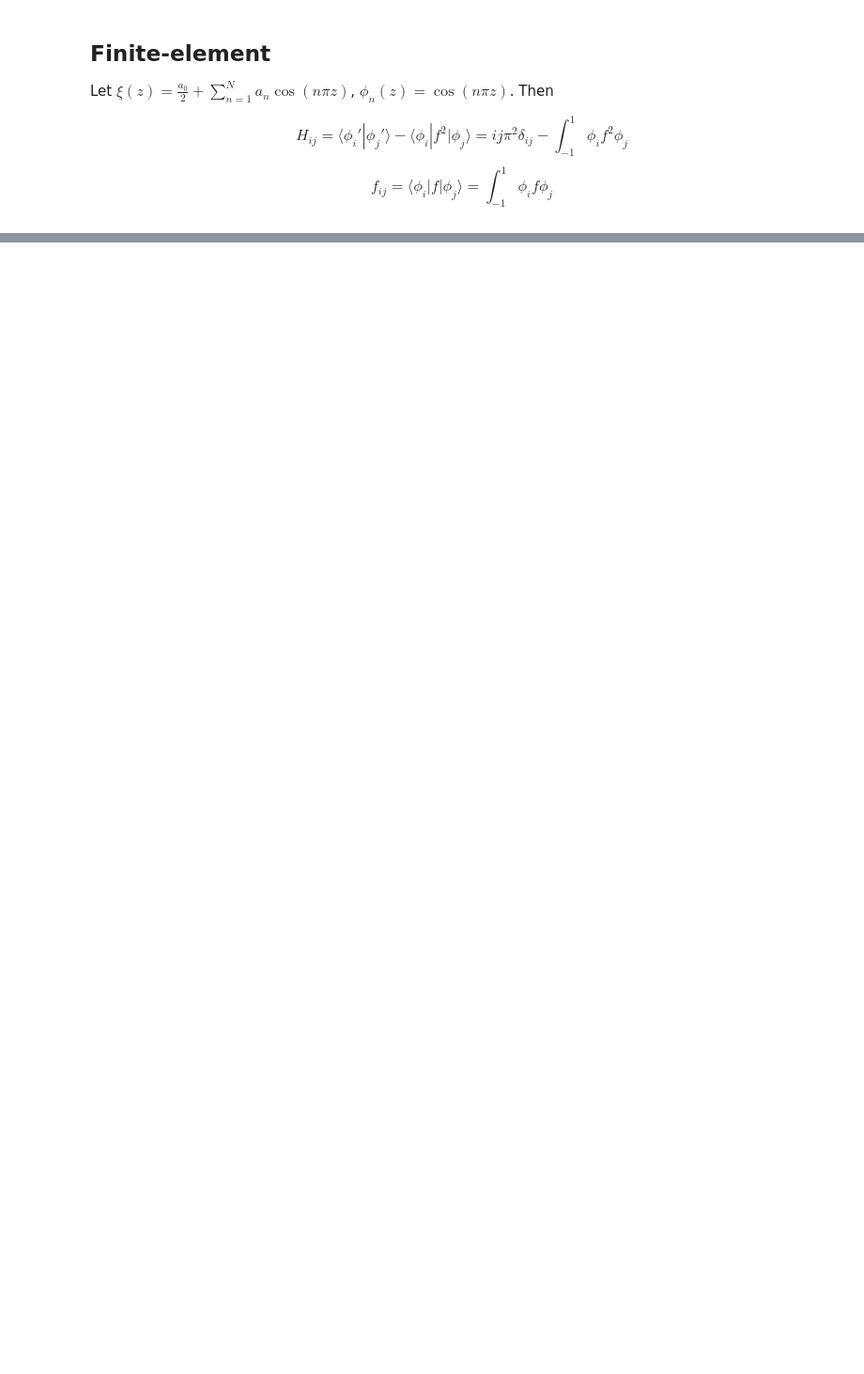
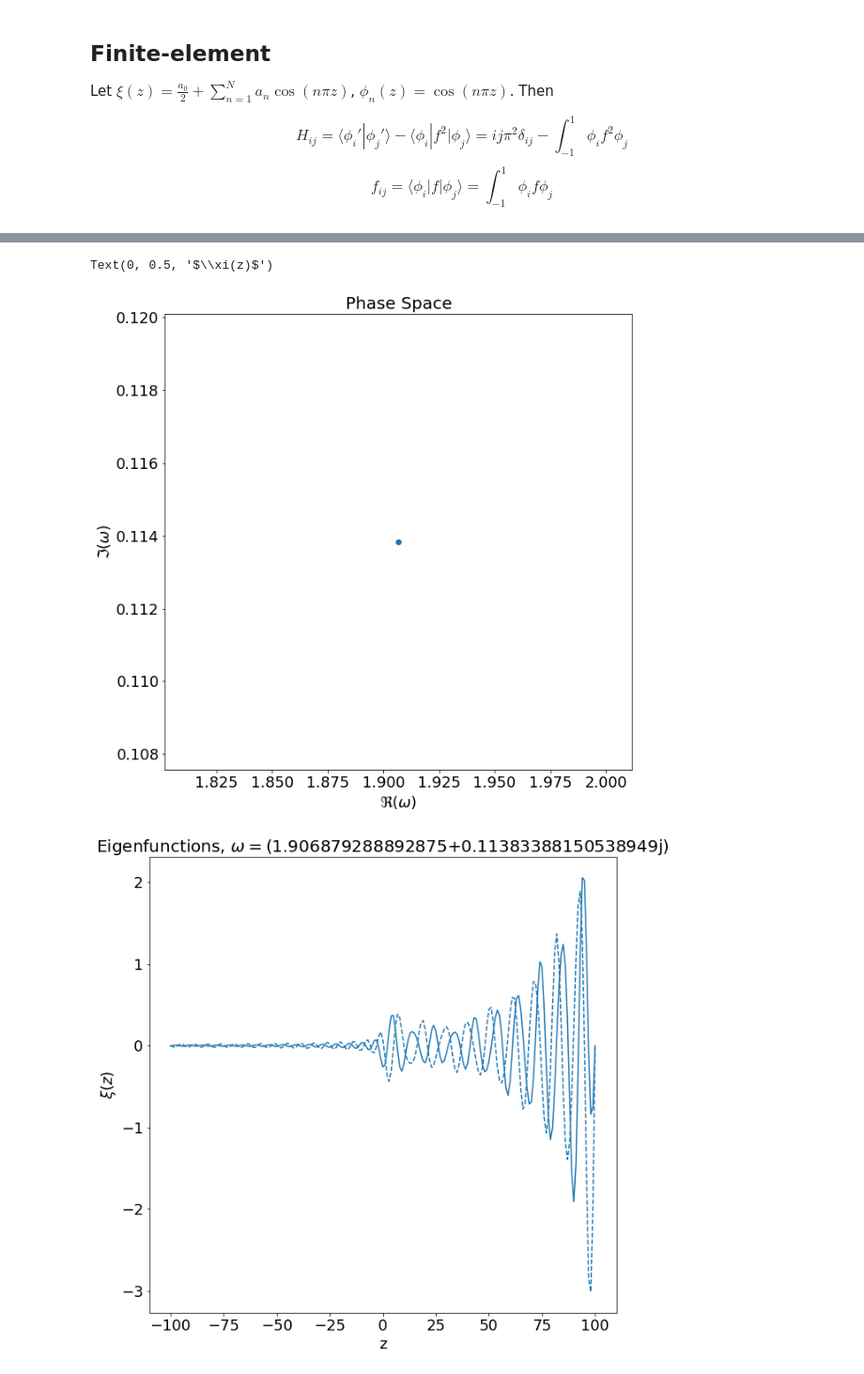
Before and after one commit to HuntFeng/magnetic-nozzle-spectral-instability, a Jupyter notebook: test-problem.ipynb, the cells around one changed output, grey strips where cells are left out. Shown: that part at 94% size. Drawn from its saved outputs; the diff is of its cells as text; code cells hidden in the pictures; blank space fills up the shorter version.

Commit message:
discretize with sinc

```diff
--- a/test-problem.ipynb
+++ b/test-problem.ipynb
@@ -160,0 +209,31 @@ Text(0, 0.5, '$\\Im(\\omega)$')
+# %%
+# finite-element + polynomial eigenvalue problem
+A2 = -I
+A1 = 2*F
+A0 = H
+V,omega = polyeig(A0,A1,A2)
+selection = np.imag(omega) > 0.1
+V = V[:,selection]
+omega = omega[selection]
+
+plt.figure()
+plt.plot(np.real(omega), np.imag(omega), 'o')
+plt.title("Phase Space")
+plt.xlabel("$\Re(\omega)$")
+plt.ylabel("$\Im(\omega)$")
+
+plt.figure()
+c = V[:,0]
+sinc = np.vectorize(sinc)
+phi = lambda x,n: sinc(x-n)
+phi_matrix = np.column_stack([phi(x,i) for i in range(2*N+1)])
+xi = phi_matrix@c
+lines = plt.plot(x,np.real(xi),'-',label="$\Re(\\xi)$")
+plt.plot(x,np.imag(xi),'--',color=lines[0]._color,label="$\Im(\\xi)$")
+plt.title(f"Eigenfunctions, $\omega=${omega[0]}")
+plt.xlabel("z")
+plt.ylabel("$\\xi(z)$")
+# %% [output]
+Text(0, 0.5, '$\\xi(z)$')
+[figure, added]
+[figure, added]
```
Also changed, not shown: parts of 6 cells of this notebook.
